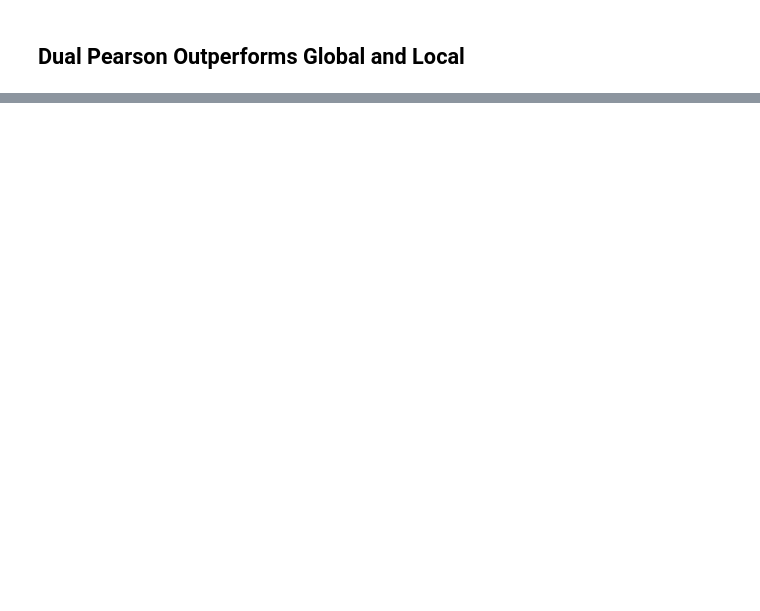
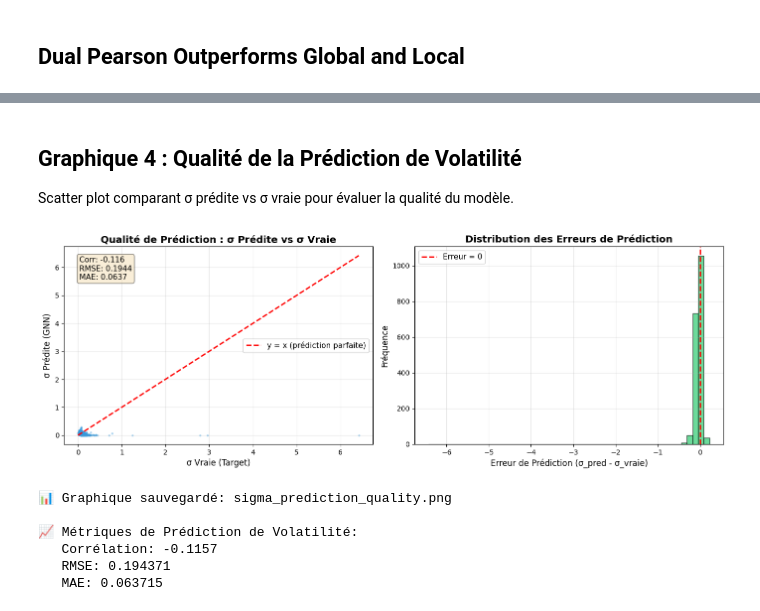
Before and after one commit to tanguydcq/Stock-DiffTransformer, a Jupyter notebook: Stock_Market_Forecasting_with_Differential_Graph_Transformer copy.ipynb, the cells around one changed output, grey strips where cells are left out. Cells and saved outputs as stored; diff of their text form; code cells hidden in the pictures; blank space fills up the shorter version.

```diff
--- a/Stock_Market_Forecasting_with_Differential_Graph_Transformer copy.ipynb
+++ b/Stock_Market_Forecasting_with_Differential_Graph_Transformer copy.ipynb
@@ -3181,0 +1968,60 @@ En exploitant cette structure, le modèle fournit un signal de risque global coh
+# %% [markdown]
+## Graphique 4 : Qualité de la Prédiction de Volatilité
+
+Scatter plot comparant σ prédite vs σ vraie pour évaluer la qualité du modèle.
+# %%
+# Agréger toutes les prédictions pour le scatter plot
+all_sigma_true = torch.cat(test_predictions['sigma_true']).numpy()
+all_sigma_pred = torch.cat(test_predictions['sigma_pred']).numpy()
+
+fig, axes = plt.subplots(1, 2, figsize=(14, 5))
+
+# Scatter plot
+ax1 = axes[0]
+ax1.scatter(all_sigma_true, all_sigma_pred, alpha=0.3, s=5, c='#3498db')
+max_val = max(all_sigma_true.max(), all_sigma_pred.max())
+ax1.plot([0, max_val], [0, max_val], 'r--', linewidth=2, label='y = x (prédiction parfaite)')
+ax1.set_xlabel("σ Vraie (Target)", fontsize=12)
+ax1.set_ylabel("σ Prédite (GNN)", fontsize=12)
+ax1.set_title("Qualité de Prédiction : σ Prédite vs σ Vraie", fontsize=14, fontweight='bold')
+ax1.legend(fontsize=11)
+ax1.grid(True, alpha=0.3)
+
+# Calcul des métriques
+from scipy.stats import pearsonr
+corr, _ = pearsonr(all_sigma_true, all_sigma_pred)
+rmse = np.sqrt(np.mean((all_sigma_true - all_sigma_pred)**2))
+mae = np.mean(np.abs(all_sigma_true - all_sigma_pred))
+
+ax1.text(0.05, 0.95, f"Corr: {corr:.3f}\nRMSE: {rmse:.4f}\nMAE: {mae:.4f}",
+         transform=ax1.transAxes, fontsize=11, verticalalignment='top',
+         bbox=dict(boxstyle='round', facecolor='wheat', alpha=0.5))
+
+# Histogramme des erreurs
+ax2 = axes[1]
+errors = all_sigma_pred - all_sigma_true
+ax2.hist(errors, bins=50, alpha=0.7, color='#2ecc71', edgecolor='black')
+ax2.axvline(x=0, color='r', linestyle='--', linewidth=2, label='Erreur = 0')
+ax2.set_xlabel("Erreur de Prédiction (σ_pred - σ_vraie)", fontsize=12)
+ax2.set_ylabel("Fréquence", fontsize=12)
+ax2.set_title("Distribution des Erreurs de Prédiction", fontsize=14, fontweight='bold')
+ax2.legend(fontsize=11)
+ax2.grid(True, alpha=0.3)
+
+plt.tight_layout()
+plt.savefig(f'{workdir}/sigma_prediction_quality.png', dpi=150, bbox_inches='tight')
+plt.show()
+
+print("📊 Graphique sauvegardé: sigma_prediction_quality.png")
+print(f"\n📈 Métriques de Prédiction de Volatilité:")
+print(f"   Corrélation: {corr:.4f}")
+print(f"   RMSE: {rmse:.6f}")
+print(f"   MAE: {mae:.6f}")
+# %% [output]
+[figure, added]
+📊 Graphique sauvegardé: sigma_prediction_quality.png
+
+📈 Métriques de Prédiction de Volatilité:
+   Corrélation: -0.1157
+   RMSE: 0.194371
+   MAE: 0.063715
```
Also changed, not shown: parts of 117 cells of this notebook, 3 other files.
